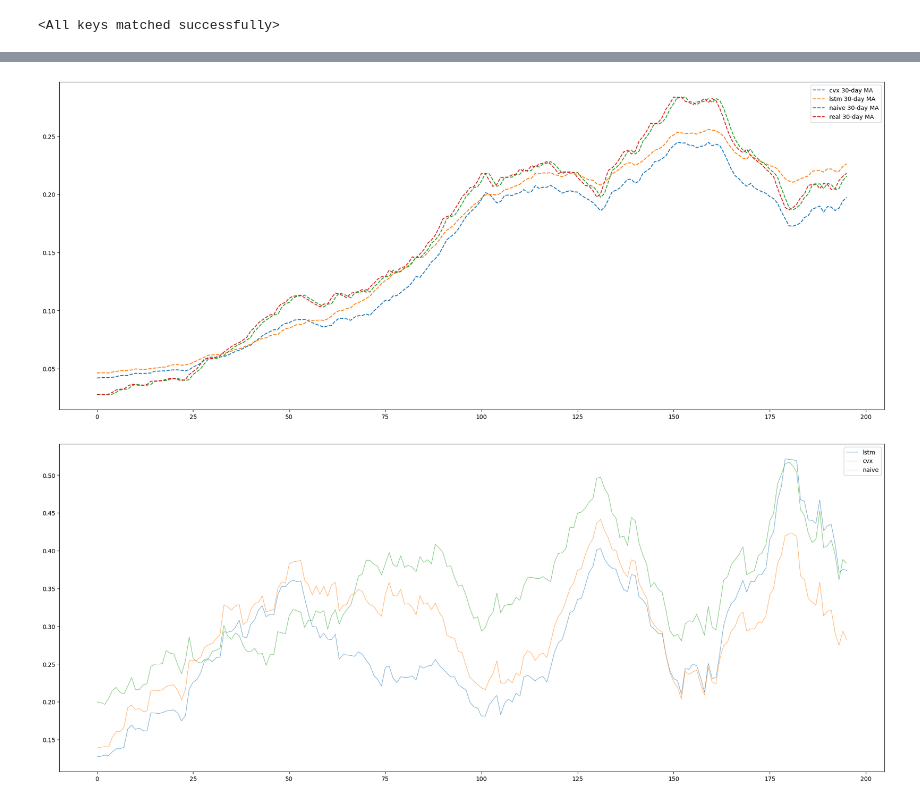
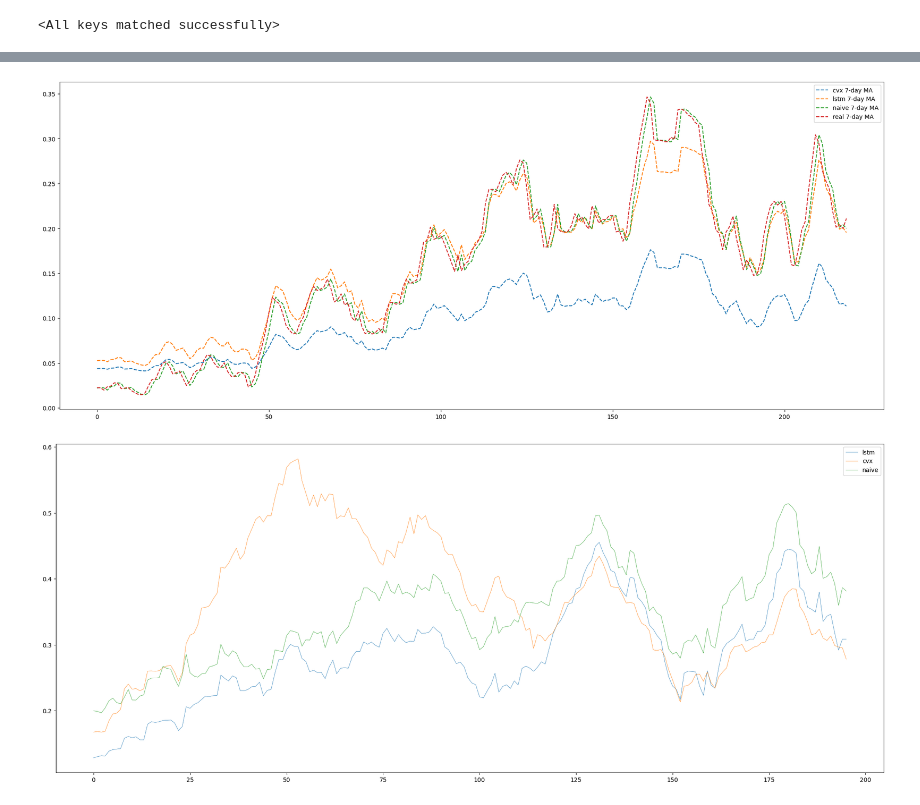
Before and after one commit to Joris-Dprtr/DFL_PVB, a Jupyter notebook: notebooks/MPC_main_notebook.ipynb, the cells around one changed output, grey strips where cells are left out. Saved outputs shown, nothing was run; the diff lists cells and outputs as text; code cells hidden in the pictures.

```diff
--- a/notebooks/MPC_main_notebook.ipynb
+++ b/notebooks/MPC_main_notebook.ipynb
@@ -64,7 +61,7 @@ device = torch.device("cuda" if torch.cuda.is_available() else "cpu")
 battery_capacity = round(nl_data['solar_energy'].max() * 2.4,1)
 max_charge = battery_capacity/2.7
 max_discharge = max_charge
-epochs = 200
+epochs = 50
 layers = 3
 neurons = 200
 features = 3
@@ -237,7 +234,7 @@ X_train_base, X_test_base, y_train_base, y_test_base, scalers = nl_tensors.creat
 # %%
 lstm = LSTM(features,neurons,layers,time,0.5).to(device)
 # %%
-trainer_base = Training(lstm, X_train_base, y_train_base, X_test_base, y_test_base, epochs, learning_rate=0.0005)
+trainer_base = Training(lstm, X_train_base, y_train_base, X_test_base, y_test_base, epochs, learning_rate=0.0001)
 # %%
 state_dicts_lstm, best_lstm = trainer_base.fit(verbose=2)
 # %% [output]
@@ -348,7 +339,7 @@ lstm_opt = LSTMOPT(3,neurons,layers,time,0.5,problem,parameters,variables,scaler
  #lstm_opt.load_state_dict(state_dicts_lstm[best_lstm])
 # %%
 # Train the model
-trainer = Training_opt(lstm_opt, cvx_post, X_train, y_train_base, X_test, y_test_base, scalers_opt[0], epochs, time, battery_capacity, min_beta=0, max_beta=1, learning_rate=0.0001, lr_decay=None)
+trainer = Training_opt(lstm_opt, cvx_post, X_train, y_train_base, X_test, y_test_base, scalers_opt[0], epochs, time, battery_capacity, min_beta=1, max_beta=1, learning_rate=0.0001, lr_decay=None)
 # %%
 state_dicts_cvx, best_cvx = trainer.fit(verbose=2)
 # %% [output]
@@ -373,5 +364,5 @@ Best Epoch: 199
 # %%
-lstm_opt.load_state_dict(state_dicts_cvx[110])
+lstm_opt.load_state_dict(state_dicts_cvx[best_cvx])
 # %% [output]
 <All keys matched successfully>
 # %%
@@ -495,31 +553,19 @@ plt.show()
 # %%
-import numpy as np
-import matplotlib.pyplot as plt
-
-def moving_average(data, window_size):
-    return np.convolve(data, np.ones(window_size)/window_size, mode='valid')
-
-window_size = 30  # Replace with your desired window size
+window_size = 7  # Replace with your desired window size
 
 plt.figure(figsize=(25,10))
 
 # Compute and plot moving averages
 plt.plot(moving_average(torch_py(pv_opt.mean(dim=1)), window_size), label=f"cvx {window_size}-day MA", linestyle="dashed")
 plt.plot(moving_average(torch_py(pv_lstm.mean(dim=1)), window_size), label=f"lstm {window_size}-day MA", linestyle="dashed")
 plt.plot(moving_average(torch_py(pv_naive.mean(dim=1)), window_size), label=f"naive {window_size}-day MA", linestyle="dashed")
 plt.plot(moving_average(torch_py(pv_real.mean(dim=1)), window_size), label=f"real {window_size}-day MA", linestyle="dashed")
 
 plt.legend()
 plt.show()
 # %% [output]
-[figure, old version]
+[figure, new version]
 # %%
-import numpy as np
-import matplotlib.pyplot as plt
-
-def moving_average(data, window_size):
-    return np.convolve(data, np.ones(window_size)/window_size, mode='valid')
-
 window_size = 7  # Replace with your desired window size
 
 plt.figure(figsize=(25,10))
@@ -533,4 +579,4 @@ plt.plot(moving_average(np.array(naive_solutions) - np.array(perfect_solutions),
 plt.legend()
 plt.show()
 # %% [output]
-[figure, old version]
+[figure, new version]
```
Also changed, not shown: parts of 12 cells of this notebook, 3 other files.
